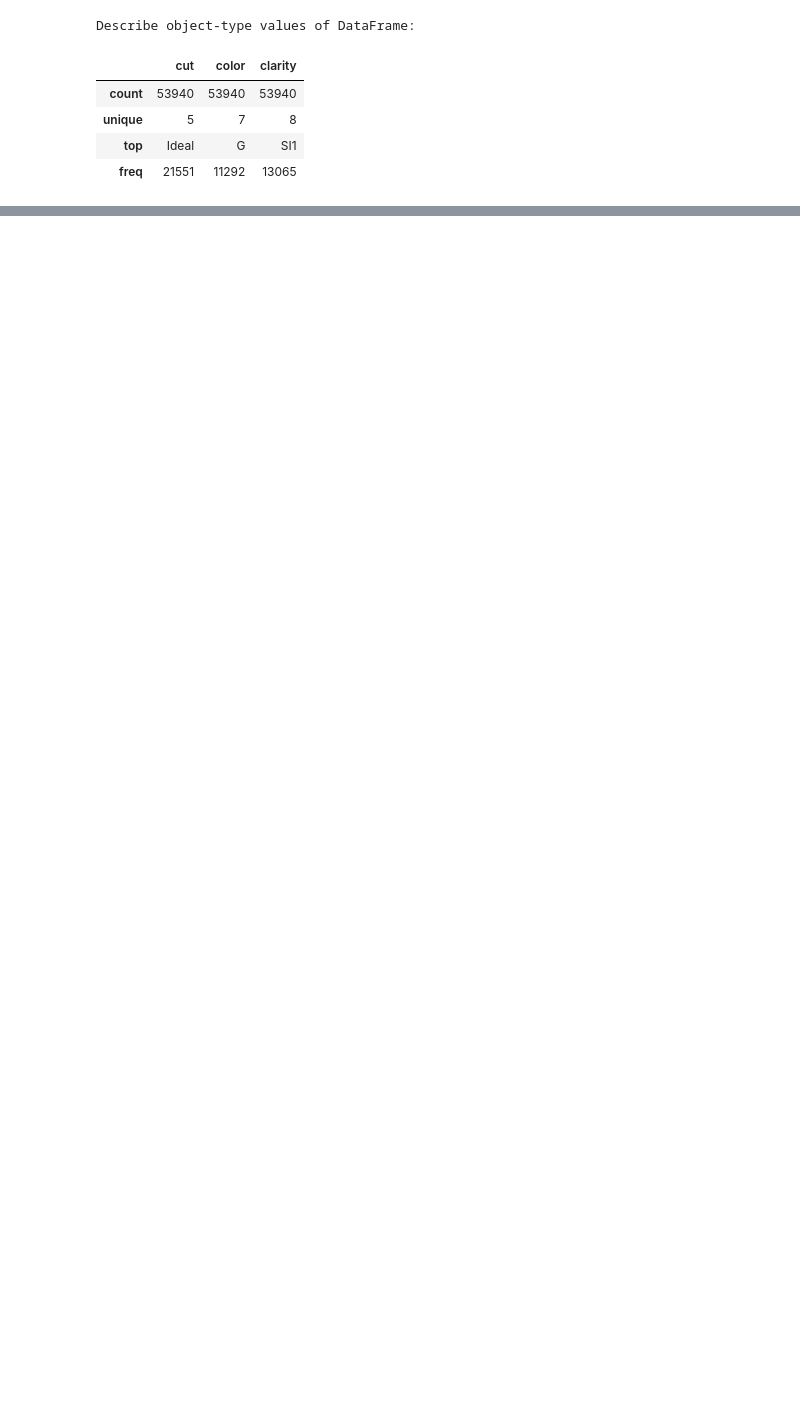
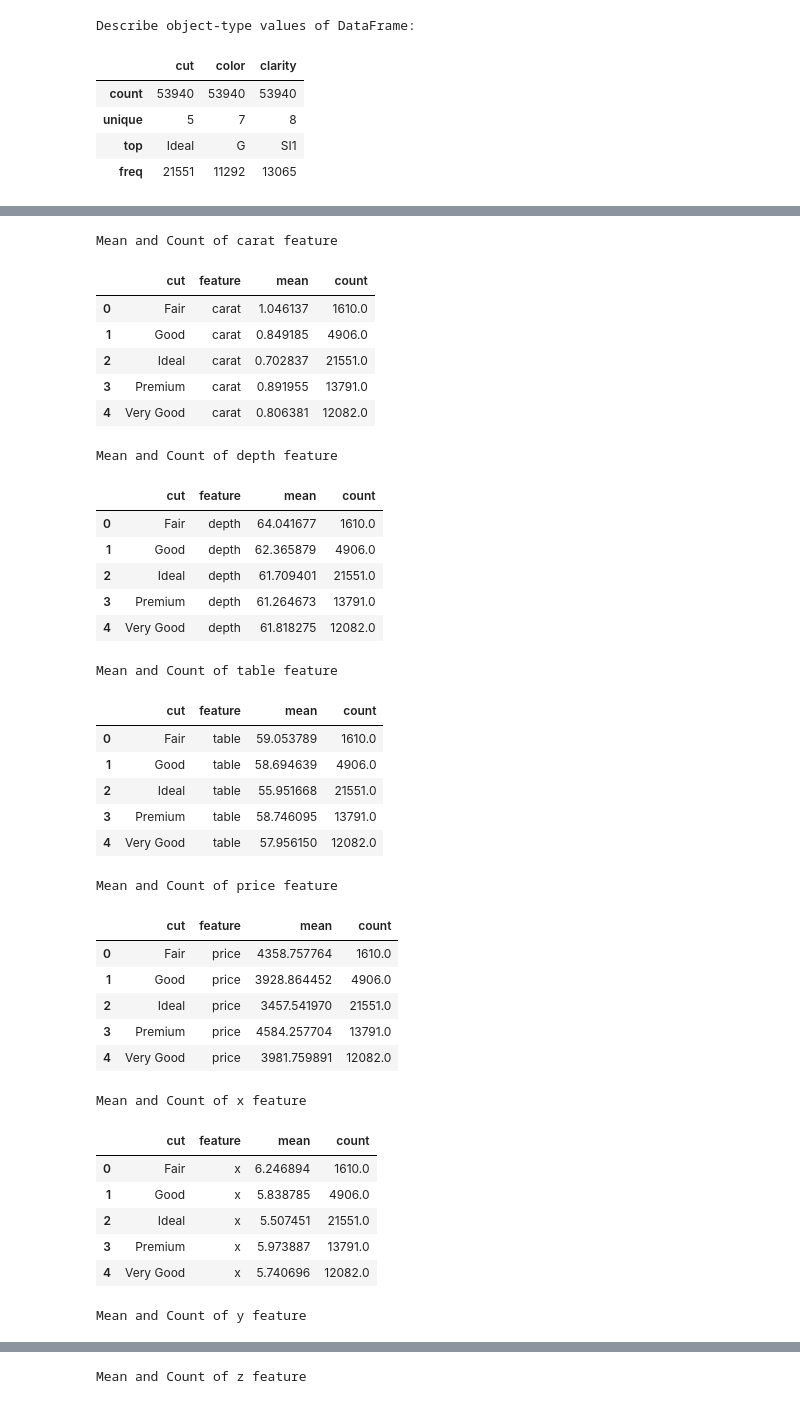
Before and after one commit to aziart/pandas-exercises, a Jupyter notebook: 12 - w3exercises/09 - Pandas Practice Sets/09 - 01 Pandas Practice Set-1.ipynb, the cells around one changed output, grey strips where cells are left out. Cells and saved outputs as stored; diff of their text form; code cells hidden in the pictures; blank space fills up the shorter version.

```diff
--- a/12 - w3exercises/09 - Pandas Practice Sets/09 - 01 Pandas Practice Set-1.ipynb
+++ b/12 - w3exercises/09 - Pandas Practice Sets/09 - 01 Pandas Practice Set-1.ipynb
@@ -1577,0 +1630,57 @@ Describe object-type values of DataFrame:
+# %%
+# 26. Calculate Mean of Each Numeric Column
+# Write a Pandas program to calculate the mean of each numeric column of diamonds DataFrame.
+
+def metrics(group, col):
+    return pd.Series({
+        'mean': group[col].mean()
+        , 'count': group[col].count()
+    })
+
+
+group_col = "cut"  # the column we group by
+
+for col in df.select_dtypes(include=np.number).columns:
+    if col == group_col:  # skip grouping column itself
+        continue
+    df_summary = df.groupby(group_col).apply(lambda g: metrics(g, col), include_groups=False).reset_index()
+    print("Mean and Count of {} feature".format(col))
+    df_summary.insert(1, "feature", col)  # add column name for clarity
+    display(df_summary)
+# %% [output]
+Mean and Count of carat feature
+|  | cut | feature | mean | count |
+| 0 | Fair | carat | 1.046137 | 1610.0 |
+| 1 | Good | carat | 0.849185 | 4906.0 |
+| 2 | Ideal | carat | 0.702837 | 21551.0 |
+| 3 | Premium | carat | 0.891955 | 13791.0 |
+| 4 | Very Good | carat | 0.806381 | 12082.0 |
+Mean and Count of depth feature
+|  | cut | feature | mean | count |
+| 0 | Fair | depth | 64.041677 | 1610.0 |
+| 1 | Good | depth | 62.365879 | 4906.0 |
+| 2 | Ideal | depth | 61.709401 | 21551.0 |
+| 3 | Premium | depth | 61.264673 | 13791.0 |
+| 4 | Very Good | depth | 61.818275 | 12082.0 |
+Mean and Count of table feature
+|  | cut | feature | mean | count |
+| 0 | Fair | table | 59.053789 | 1610.0 |
+| 1 | Good | table | 58.694639 | 4906.0 |
+| 2 | Ideal | table | 55.951668 | 21551.0 |
+| 3 | Premium | table | 58.746095 | 13791.0 |
+| 4 | Very Good | table | 57.956150 | 12082.0 |
+Mean and Count of price feature
+|  | cut | feature | mean | count |
+| 0 | Fair | price | 4358.757764 | 1610.0 |
+| 1 | Good | price | 3928.864452 | 4906.0 |
+| 2 | Ideal | price | 3457.541970 | 21551.0 |
+| 3 | Premium | price | 4584.257704 | 13791.0 |
+| 4 | Very Good | price | 3981.759891 | 12082.0 |
+Mean and Count of x feature
+|  | cut | feature | mean | count |
+| 0 | Fair | x | 6.246894 | 1610.0 |
+| 1 | Good | x | 5.838785 | 4906.0 |
+| 2 | Ideal | x | 5.507451 | 21551.0 |
+| 3 | Premium | x | 5.973887 | 13791.0 |
+| 4 | Very Good | x | 5.740696 | 12082.0 |
+Mean and Count of y feature
@@ -1577,0 +1693 @@ Describe object-type values of DataFrame:
+Mean and Count of z feature
```
Also changed, not shown: parts of 9 cells of this notebook.
